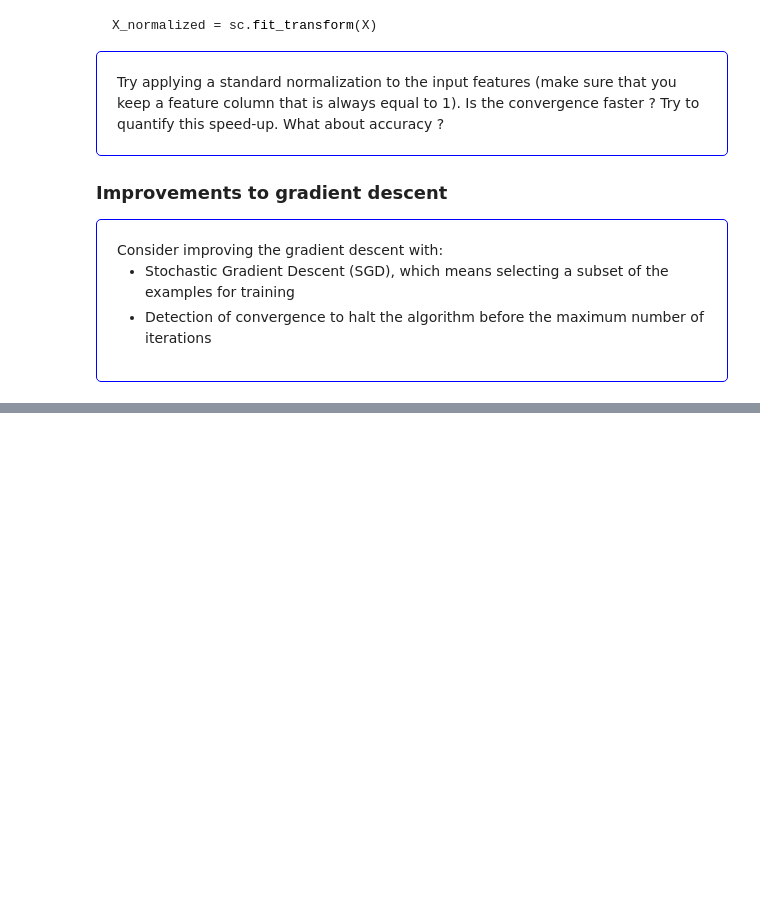
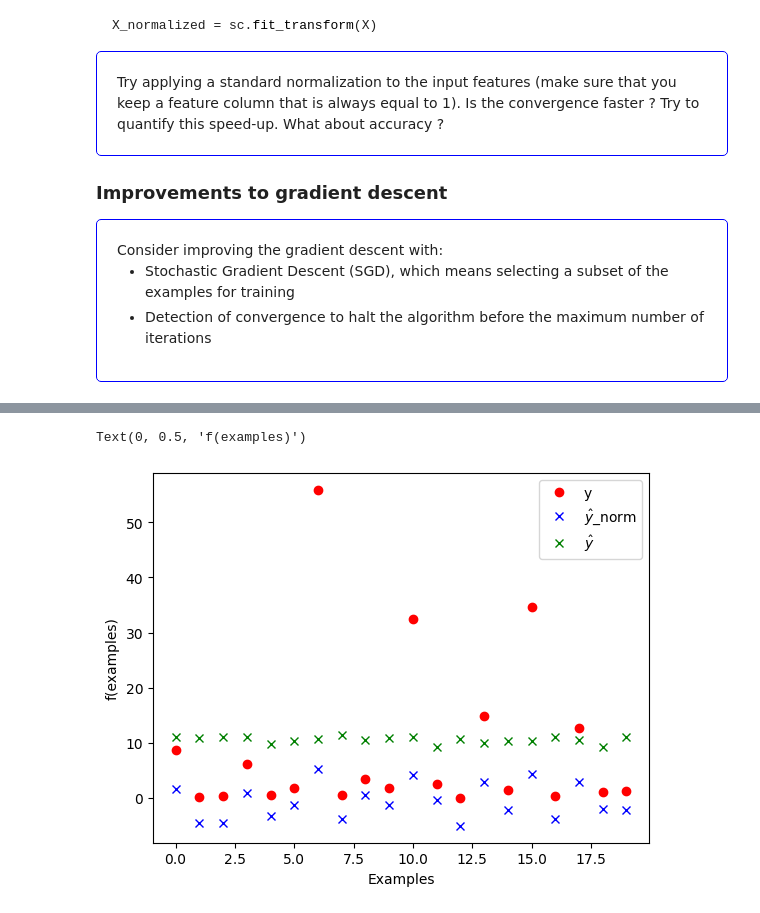
Before and after one commit to yzhan2911/supervise-marchine-learning, a Jupyter notebook: superviser-machine-learning/perceptron.ipynb, the cells around one changed output, grey strips where cells are left out. Drawn from its saved outputs; the diff is of its cells as text; code cells hidden in the pictures; blank space fills up the shorter version.

```diff
--- a/superviser-machine-learning/perceptron.ipynb
+++ b/superviser-machine-learning/perceptron.ipynb
@@ -382,3 +401,16 @@ X_normalized = sc.fit_transform(X)
+# %%
+num_samples_to_plot = 20
+plt.plot(Y[0:num_samples_to_plot], 'ro', label='y')
+yw_norm = [h(w_norm,x) for x in X_norm]
+yw = [h(w,x) for x in X]
+plt.plot(yw_norm[0:num_samples_to_plot], 'bx', label='$\hat{y}$_norm')
+plt.plot(yw[0:num_samples_to_plot], 'gx', label='$\hat{y}$')
+plt.legend()
+plt.xlabel("Examples")
+plt.ylabel("f(examples)")
+# %% [output]
+Text(0, 0.5, 'f(examples)')
+[figure, added]
 # %% [markdown]
 <!-- Answer Section Start -->
 <div style="border: 1px solid green; padding: 10px; margin-top: 10px; border-radius: 5px">
```
Also changed, not shown: parts of 8 cells of this notebook.
